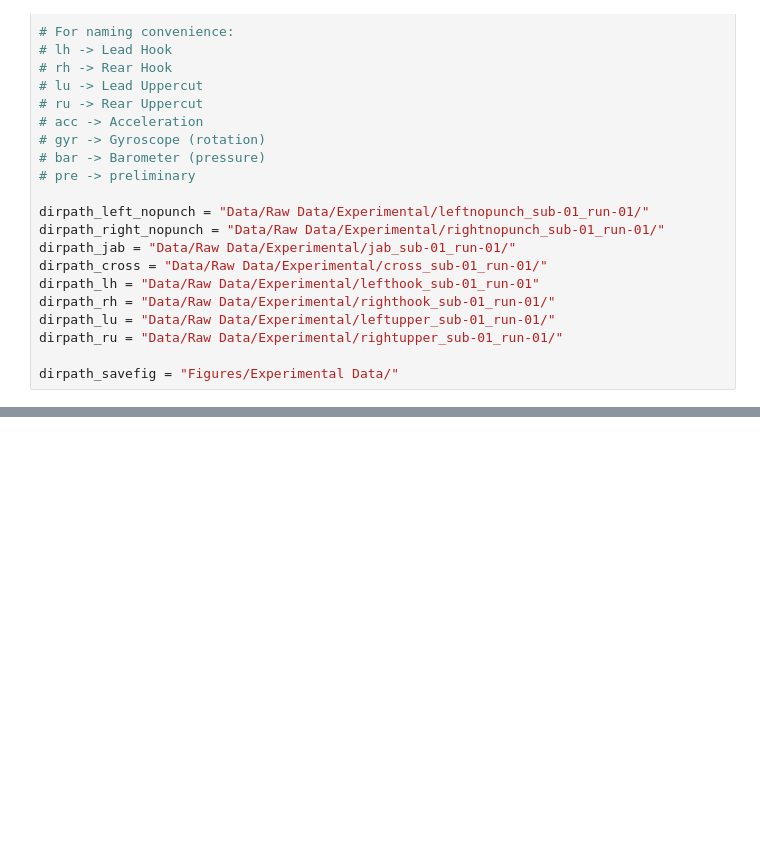
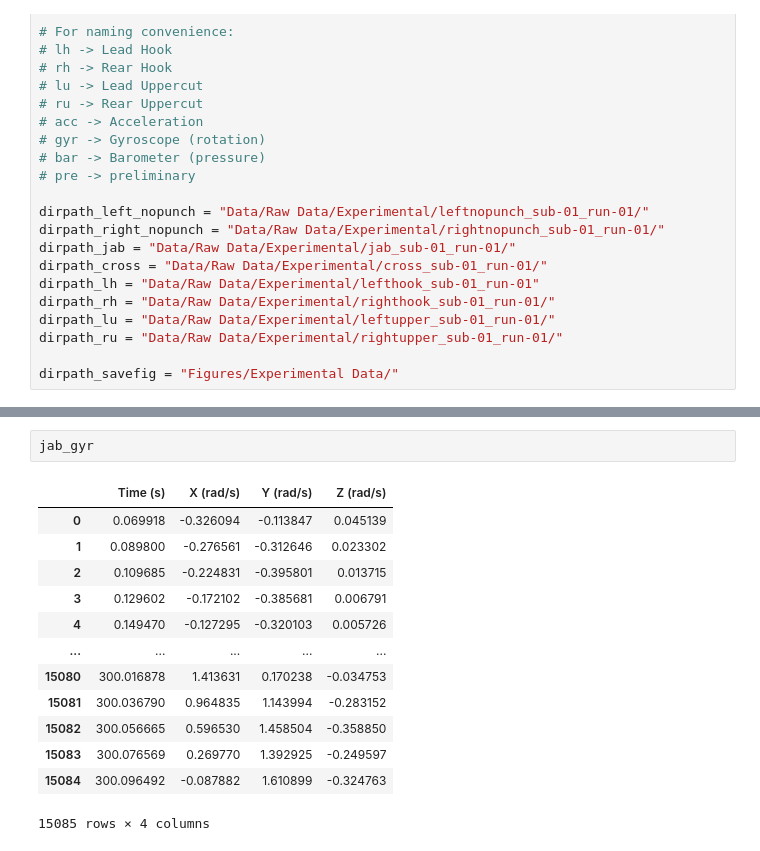
Before and after one commit to BruceLeo99/MLQS-VU-Project-Tyson, a Jupyter notebook: Experimental Boxing data review.ipynb, the cells around one changed output, grey strips where cells are left out. Saved outputs shown, nothing was run; the diff lists cells and outputs as text; blank space fills up the shorter version.

```diff
--- a/Experimental Boxing data review.ipynb
+++ b/Experimental Boxing data review.ipynb
@@ -96,0 +159,16 @@ FileNotFoundError: [Errno 2] No such file or directory: 'Data/Raw Data/Experimen
+# %%
+jab_gyr
+# %% [output]
+|  | Time (s) | X (rad/s) | Y (rad/s) | Z (rad/s) |
+| 0 | 0.069918 | -0.326094 | -0.113847 | 0.045139 |
+| 1 | 0.089800 | -0.276561 | -0.312646 | 0.023302 |
+| 2 | 0.109685 | -0.224831 | -0.395801 | 0.013715 |
+| 3 | 0.129602 | -0.172102 | -0.385681 | 0.006791 |
+| 4 | 0.149470 | -0.127295 | -0.320103 | 0.005726 |
+| ... | ... | ... | ... | ... |
+| 15080 | 300.016878 | 1.413631 | 0.170238 | -0.034753 |
+| 15081 | 300.036790 | 0.964835 | 1.143994 | -0.283152 |
+| 15082 | 300.056665 | 0.596530 | 1.458504 | -0.358850 |
+| 15083 | 300.076569 | 0.269770 | 1.392925 | -0.249597 |
+| 15084 | 300.096492 | -0.087882 | 1.610899 | -0.324763 |
+15085 rows × 4 columns
```
Also changed, not shown: parts of 12 cells of this notebook.
